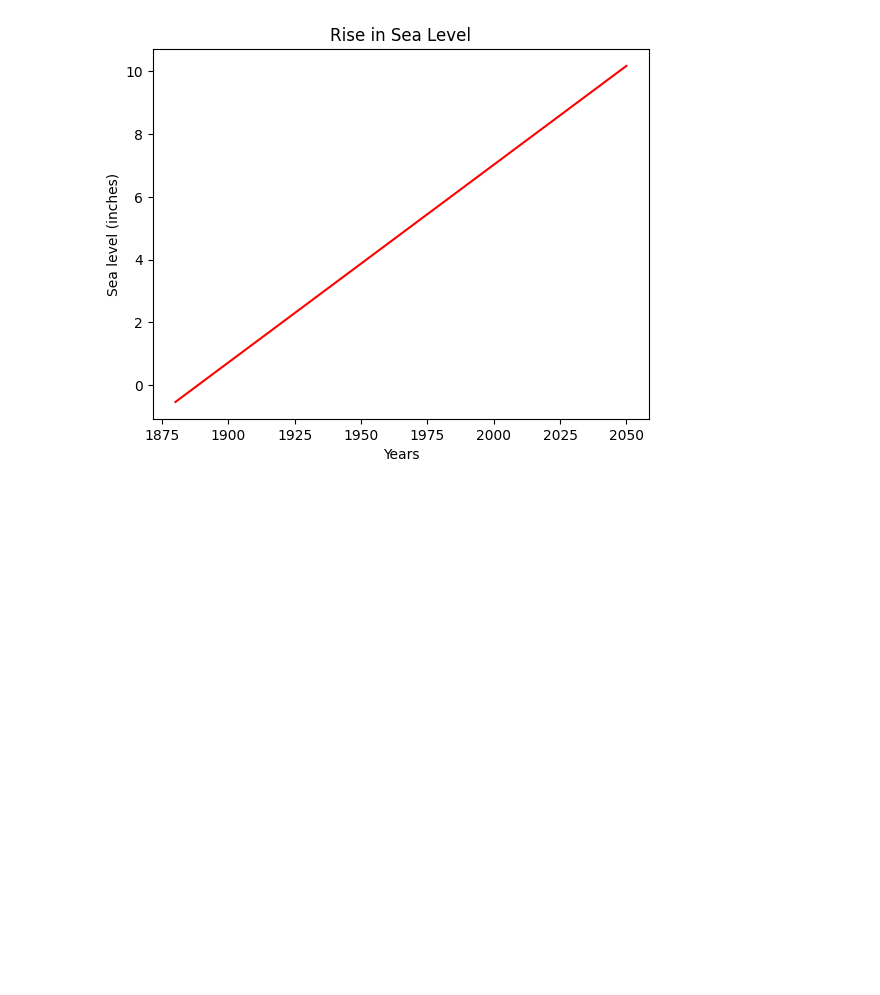
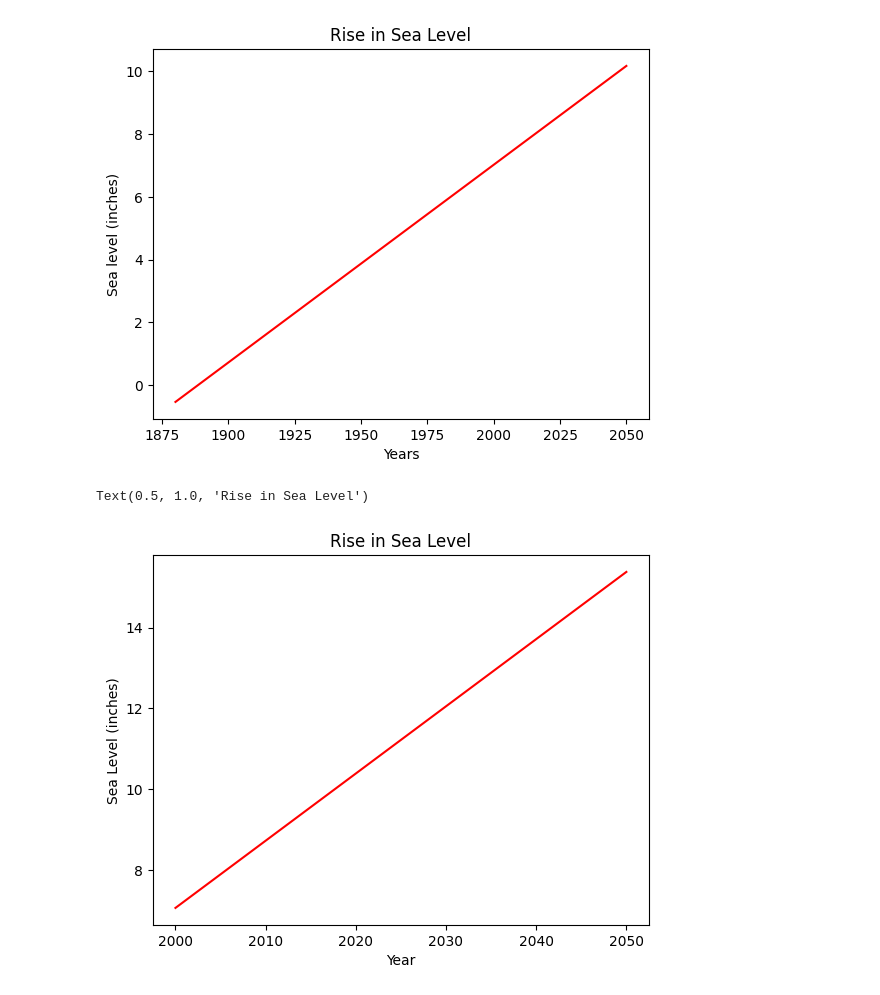
Before and after one commit to arunjith-official/sea-level-predictor, a Jupyter notebook: the_workbook.ipynb, the cells around one changed output. Cells and saved outputs as stored; diff of their text form; code cells hidden in the pictures; blank space fills up the shorter version.

Commit message:
Finalized sea-level predictor with passing tests

```diff
--- a/the_workbook.ipynb
+++ b/the_workbook.ipynb
@@ -55,3 +55,16 @@ plt.title("Rise in Sea Level")
 # %% [output]
 Text(0.5, 1.0, 'Rise in Sea Level')
 [figure]
+# %%
+recent_years = df[df['Year']>=2000]
+result2 = linregress(recent_years["Year"], recent_years["CSIRO Adjusted Sea Level"])
+recent_future_years = np.arange(2000,2051)
+recent_predicted_sea_levels = result2.slope * recent_future_years + result2.intercept
+plt.plot(recent_future_years, recent_predicted_sea_levels, label= "Line of Best Fit", color="red")
+# Add labels and title
+plt.xlabel("Year")
+plt.ylabel("Sea Level (inches)")
+plt.title("Rise in Sea Level")
+# %% [output]
+Text(0.5, 1.0, 'Rise in Sea Level')
+[figure, added]
```
